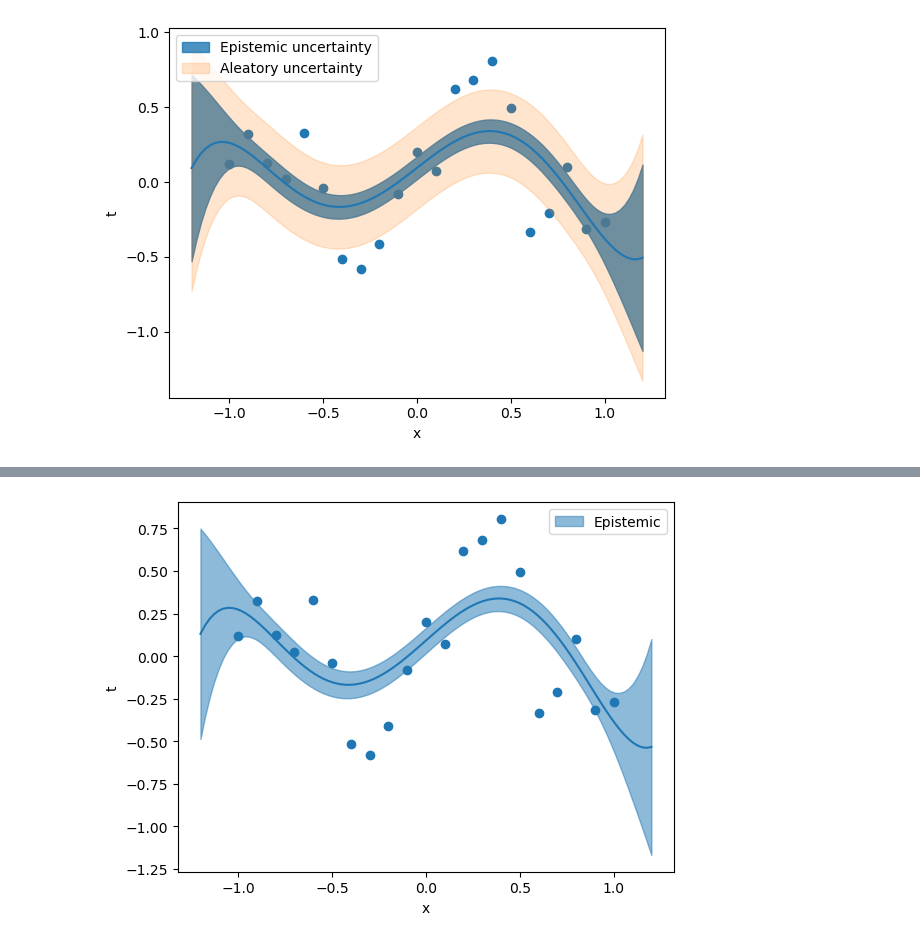
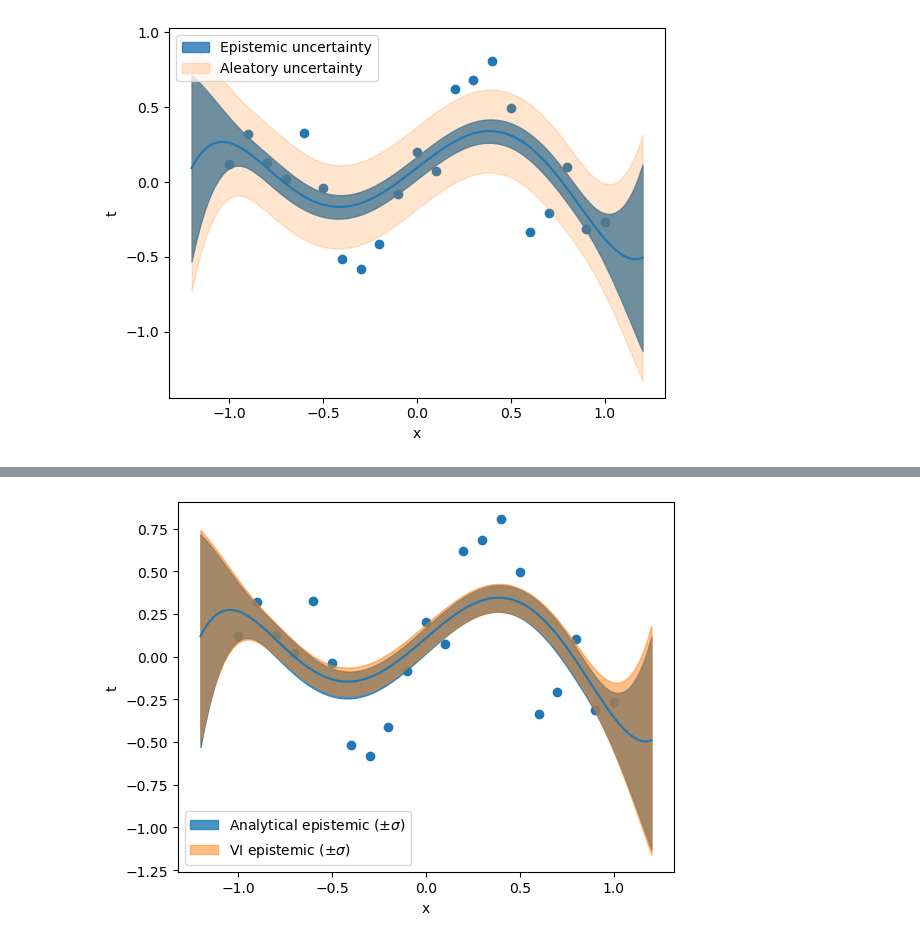
Before and after one commit to JaronThompson/VariationalInference, a Jupyter notebook: Neural network for posterior inference.ipynb, the cells around one changed output, grey strips where cells are left out. Drawn from its saved outputs; the diff is of its cells as text; code cells hidden in the pictures.

```diff
--- a/Neural network for posterior inference.ipynb
+++ b/Neural network for posterior inference.ipynb
@@ -139,7 +142,7 @@ def log_abs_det(yi, lmbda):
 grad_log_abs_det = jit(jacfwd(log_abs_det, 1))
 # %%
 # ELBO cost function
-def elbo(lmbda, n_sample=1000):
+def elbo(lmbda, n_sample=20):
 
     # use nn to sample parameters
     # y = np.random.random(size=[n_sample, d])
@@ -159,7 +162,7 @@ def elbo(lmbda, n_sample=1000):
     return ELBO
 
 # gradient of ELBO cost function
-def grad_elbo(lmbda, n_sample=1000):
+def grad_elbo(lmbda, n_sample=20):
 
     # use nn to sample parameters
     # y = np.random.random(size=[n_sample, d])
@@ -189,7 +192,7 @@ def neg_log_likelihood(yi, lmbda):
 grad_neg_log_likelihood = jit(jacfwd(neg_log_likelihood, 1))
 
 # kl divergence btw q(lmbda) and p(z | X)
-def kl(lmbda, n_sample=1000):
+def kl(lmbda, n_sample=20):
 
     # use nn to sample parameters
     # y = np.random.random(size=[n_sample, d])
@@ -207,7 +210,7 @@ def kl(lmbda, n_sample=1000):
     return KL
 
 # make sure NN is flexible enough to capture true posterior
-def grad_kl(lmbda, n_sample=1000):
+def grad_kl(lmbda, n_sample=20):
 
     # use nn to sample parameters
     # y = np.random.random(size=[n_sample, d])
@@ -220,15 +223,3 @@ def grad_kl(lmbda, n_sample=1000):
         grad_KL -= grad_log_abs_det(yi, lmbda) / n_sample
 
     return grad_KL
-# %%
-# callback
-def callback(x):
-    print("KL: {:.3f}, ELBO: {:.3f}".format(kl(x, n_sample=100), elbo(x, n_sample=100)))
-
-res = minimize(fun=elbo,
-               jac=grad_elbo,
-               x0=lmbda,
-               method='BFGS',
-               callback=callback)
-
-lmbda = res.x
@@ -256,6 +226,6 @@ KL: 14.318, ELBO: 38.658
 # %%
 # adam from chat gpt
-def adam_optimizer(f, grad_f, initial_params, learning_rate=0.001, beta1=0.9, beta2=0.999, epsilon=1e-8, max_iterations=500, tol=1e-6):
+def adam_optimizer(f, grad_f, initial_params, learning_rate=0.01, beta1=0.9, beta2=0.999, epsilon=1e-8, max_iterations=500, tol=1e-6):
     """
     ADAM optimizer for minimizing a function.
 
@@ -281,7 +251,7 @@ def adam_optimizer(f, grad_f, initial_params, learning_rate=0.001, beta1=0.9, be
         t += 1
 
         if t%10==0:
-            print("KL: {:.3f}, ELBO: {:.3f}".format(kl(params, n_sample=100), elbo(params, n_sample=100)))
+            print("KL: {:.3f}, ELBO: {:.3f}".format(kl(params, n_sample=10), elbo(params, n_sample=10)))
 
         gradient = grad_f(params)
 
@@ -355,10 +325,13 @@ s_hat = np.std(t_samples, 0)
 # %%
 plt.scatter(x, t)
 plt.plot(x_eval, t_hat)
-plt.fill_between(x_eval, t_hat-s_hat, t_hat+s_hat, alpha=.5, color='C0', label='Epistemic')
+plt.fill_between(x_eval, t_hat_true-s_hat_true, t_hat_true+s_hat_true, alpha=.8, color='C0',
+                 label='Analytical epistemic ($\pm \sigma$)')
+plt.fill_between(x_eval, t_hat-s_hat, t_hat+s_hat, alpha=.5, color='C1', label='VI epistemic ($\pm \sigma$)')
 plt.xlabel("x")
 plt.ylabel("t")
-plt.legend()
+plt.legend(loc='lower left')
+plt.savefig("figures/linear_regression.png")
 plt.show()
 # %% [output]
-[figure, old version]
+[figure, new version]
```
Also changed, not shown: parts of 8 cells of this notebook, 3 other files.
